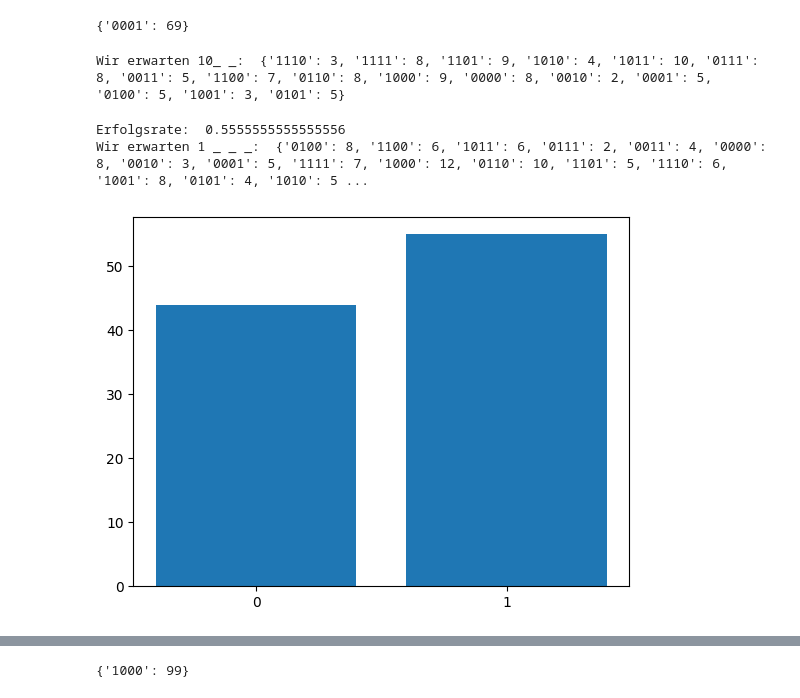
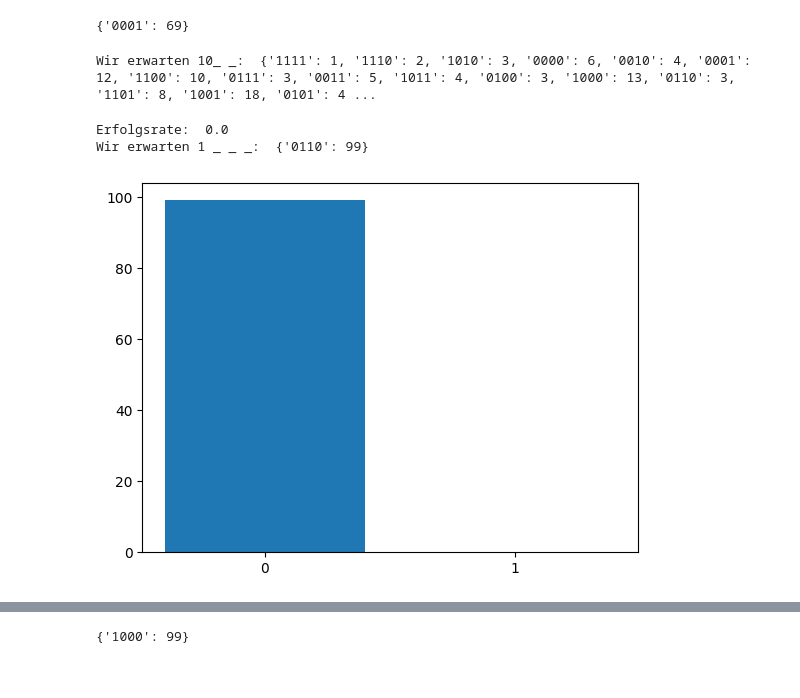
Before and after one commit to RicemanBoy/qc_researchproject, a Jupyter notebook: Rotated Surface Code/Eigener Surface Code.ipynb, the cells around one changed output, grey strips where cells are left out. Drawn from its saved outputs; the diff is of its cells as text; code cells hidden in the pictures.

```diff
--- a/Rotated Surface Code/Eigener Surface Code.ipynb
+++ b/Rotated Surface Code/Eigener Surface Code.ipynb
@@ -652,6 +652,7 @@ def stabilize(circuit: QuantumCircuit, hadamard = False, pos = 0):
         with qc.if_test((1,0)) and qc.if_test((2,1)) and qc.if_test((3,0)):    #7 und 8
             qc.x(7+9*pos)
             return qc
+    return qc
 
 def QEC(circuit: QuantumCircuit, hadamard = False, pos = 0, iterations = 1):
     for i in range(iterations):
@@ -773,7 +774,7 @@ result = job.result()
 counts = result.get_counts()
 print("Wir erwarten 10_ _: ",counts)
 # %% [output]
-Wir erwarten 10_ _:  {'1110': 3, '1111': 8, '1101': 9, '1010': 4, '1011': 10, '0111': 8, '0011': 5, '1100': 7, '0110': 8, '1000': 9, '0000': 8, '0010': 2, '0001': 5, '0100': 5, '1001': 3, '0101': 5}
+Wir erwarten 10_ _:  {'1111': 1, '1110': 2, '1010': 3, '0000': 6, '0010': 4, '0001': 12, '1100': 10, '0111': 3, '0011': 5, '1011': 4, '0100': 3, '1000': 13, '0110': 3, '1101': 8, '1001': 18, '0101': 4 ...
 # %%
 #Implementation von iQPE für 2 Iterationen mit Theta=90°  : Erste Iteration
 
@@ -783,21 +784,21 @@ ancilla = qc.num_qubits - 2
 
 qc = X_L(qc, n = 1)
 
-qc = QEC(qc, False, pos = 1, iterations = 3)
+#qc = QEC(qc, False, pos = 1, iterations = 3)
 
 qc = Hadamard(qc, pos=0)
 
-qc = QEC(qc, True, pos = 0, iterations = 3)
+#qc = QEC(qc, True, pos = 0, iterations = 3)
 
 # qc = control_S_L(qc,"00")
 # qc = control_S_L(qc,"00")
 qc = control_Z_L(qc,control=0,target=1)
 
-qc = QEC(qc, True, pos = 0, iterations = 3)
+#qc = QEC(qc, True, pos = 0, iterations = 3)
 
 qc = Hadamard(qc ,pos=0)
 
-#qc.x(5)
+qc.x(5)                 #Manuell eingefügter Bitflip, wird nicht korrigiert durch QEC, whyyy???
 
 qc = QEC(qc, False, pos = 0, iterations = 3)
 
@@ -809,38 +810,38 @@ qc.measure(ancilla,3)
 
 shots = 99
 sim = AerSimulator()
-job = sim.run(qc, noise_model=noise_model, shots=shots)
+job = sim.run(qc, shots=shots)
 result = job.result()
 counts = result.get_counts()
 
 x = list(counts.keys())
 x = [i[0] for i in x]
 y_old = list(counts.values())
 
 success  =  0
 for i in range(len(x)):
     if x[i] == "1":
         success += y_old[i]
 
 print("Erfolgsrate: ", success/shots)
 
 y = [0,0]
 
 for i in range(len(x)):
     if x[i] == "0":
         y[0] += y_old[i]
     elif x[i] == "1":
         y[1] += y_old[i]
 
 x = ["0","1"]
 
 plt.bar(x,y)
 
 print("Wir erwarten 1 _ _ _: ",counts)
 # %% [output]
-Erfolgsrate:  0.5555555555555556
-Wir erwarten 1 _ _ _:  {'0100': 8, '1100': 6, '1011': 6, '0111': 2, '0011': 4, '0000': 8, '0010': 3, '0001': 5, '1111': 7, '1000': 12, '0110': 10, '1101': 5, '1110': 6, '1001': 8, '0101': 4, '1010': 5 ...
+Erfolgsrate:  0.0
+Wir erwarten 1 _ _ _:  {'0110': 99}
-[figure, old version]
+[figure, new version]
 # %%
 #Implementation von iQPE für 2 Iterationen mit Theta=90°  : Zweite Iteration
 
```
Also changed, not shown: parts of 4 cells of this notebook.
